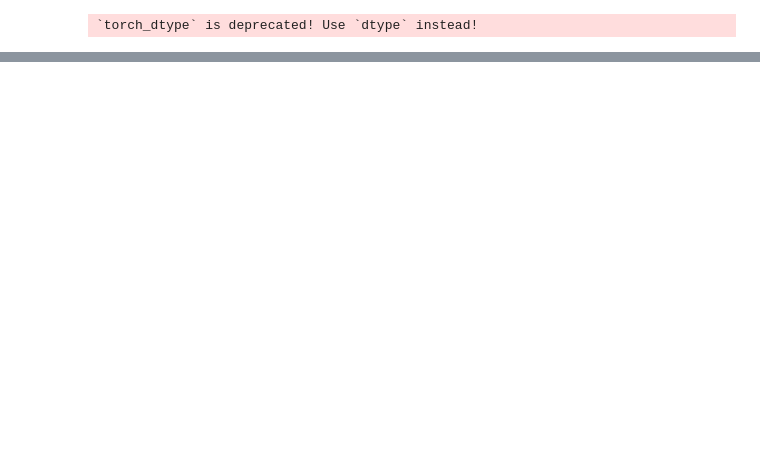
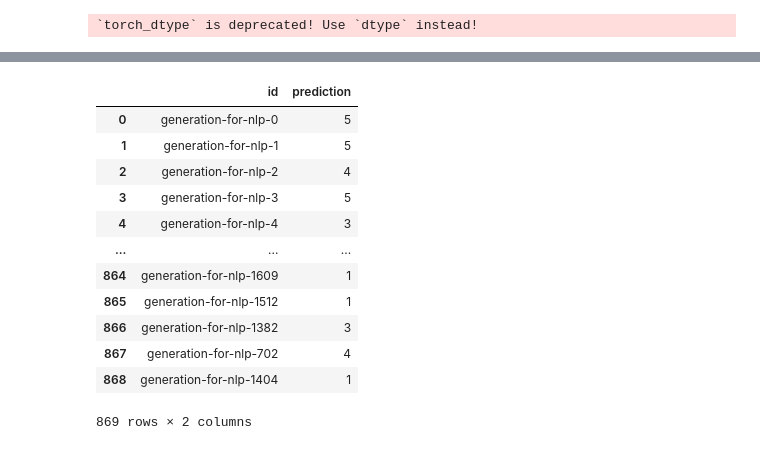
Before and after one commit to boostcampaitech8/pro-nlp-generationfornlp-nlp-13, a Jupyter notebook: notebooks/Jang/base.ipynb, the cells around one changed output, grey strips where cells are left out. Cells and saved outputs as stored; diff of their text form; code cells hidden in the pictures; blank space fills up the shorter version.

```diff
--- a/notebooks/Jang/base.ipynb
+++ b/notebooks/Jang/base.ipynb
@@ -295,0 +412,38 @@ print(train_ds[0]['text'])
+# %%
+### 형식 확인
+import random
+
+train_ds = dataset["train"]
+
+# 1) 랜덤 샘플 1개 뽑기
+idx = random.randrange(len(train_ds))
+row = train_ds[idx]
+
+print("idx:", idx)
+print("id:", row["id"])
+print("choices_len:", row["choices_len"])
+print("question_plus:", row["question_plus"])
+
+# 2) system/user 메시지 만들기
+sys_msg = get_system_message(row, SYSTEM_PROMPTS, SYSTEM_PROMPT_POLICY)
+user_msg = get_user_message(row, USER_PROMPTS, USER_PROMPT_POLICY)
+
+print("\n===== SYSTEM =====")
+print(sys_msg)
+
+print("\n===== USER =====")
+print(user_msg)
+print("\n... (len:", len(user_msg), ")")
+
+# 3) messages 구성 (정답은 숫자만)
+messages = [
+    {"role": "system", "content": sys_msg},
+    {"role": "user", "content": user_msg},
+    {"role": "assistant", "content": str(row["answer"])},
+]
+
+# 4) chat template 적용
+text = tokenizer.apply_chat_template(messages, tokenize=False)
+
+print("\n===== CHAT TEMPLATE =====")
+print(text)
@@ -295,0 +1564,16 @@ print(train_ds[0]['text'])
+# %%
+pd.DataFrame(infer_results)
+# %% [output]
+|  | id | prediction |
+| 0 | generation-for-nlp-0 | 5 |
+| 1 | generation-for-nlp-1 | 5 |
+| 2 | generation-for-nlp-2 | 4 |
+| 3 | generation-for-nlp-3 | 5 |
+| 4 | generation-for-nlp-4 | 3 |
+| ... | ... | ... |
+| 864 | generation-for-nlp-1609 | 1 |
+| 865 | generation-for-nlp-1512 | 1 |
+| 866 | generation-for-nlp-1382 | 3 |
+| 867 | generation-for-nlp-702 | 4 |
+| 868 | generation-for-nlp-1404 | 1 |
+869 rows × 2 columns
```
Also changed, not shown: parts of 84 cells of this notebook.
